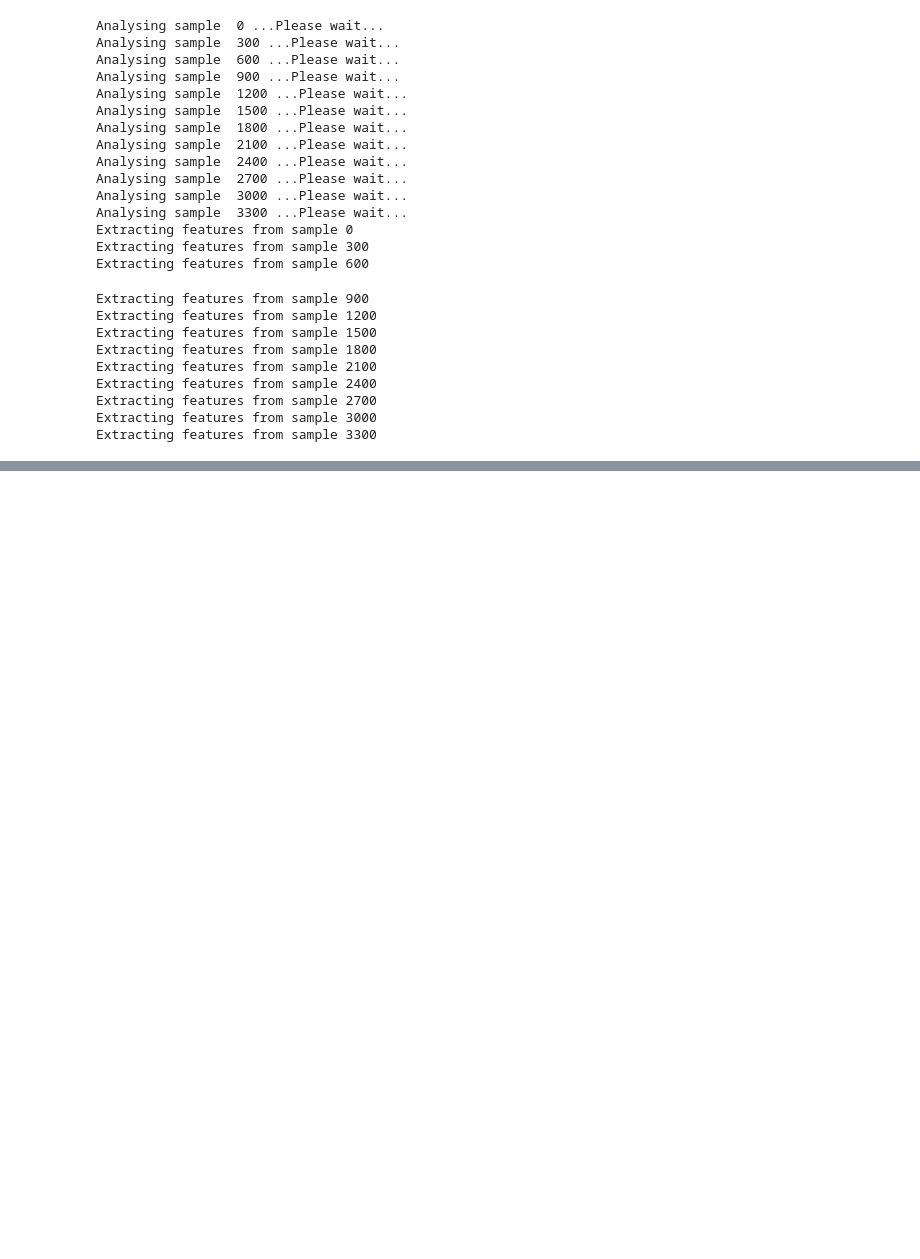
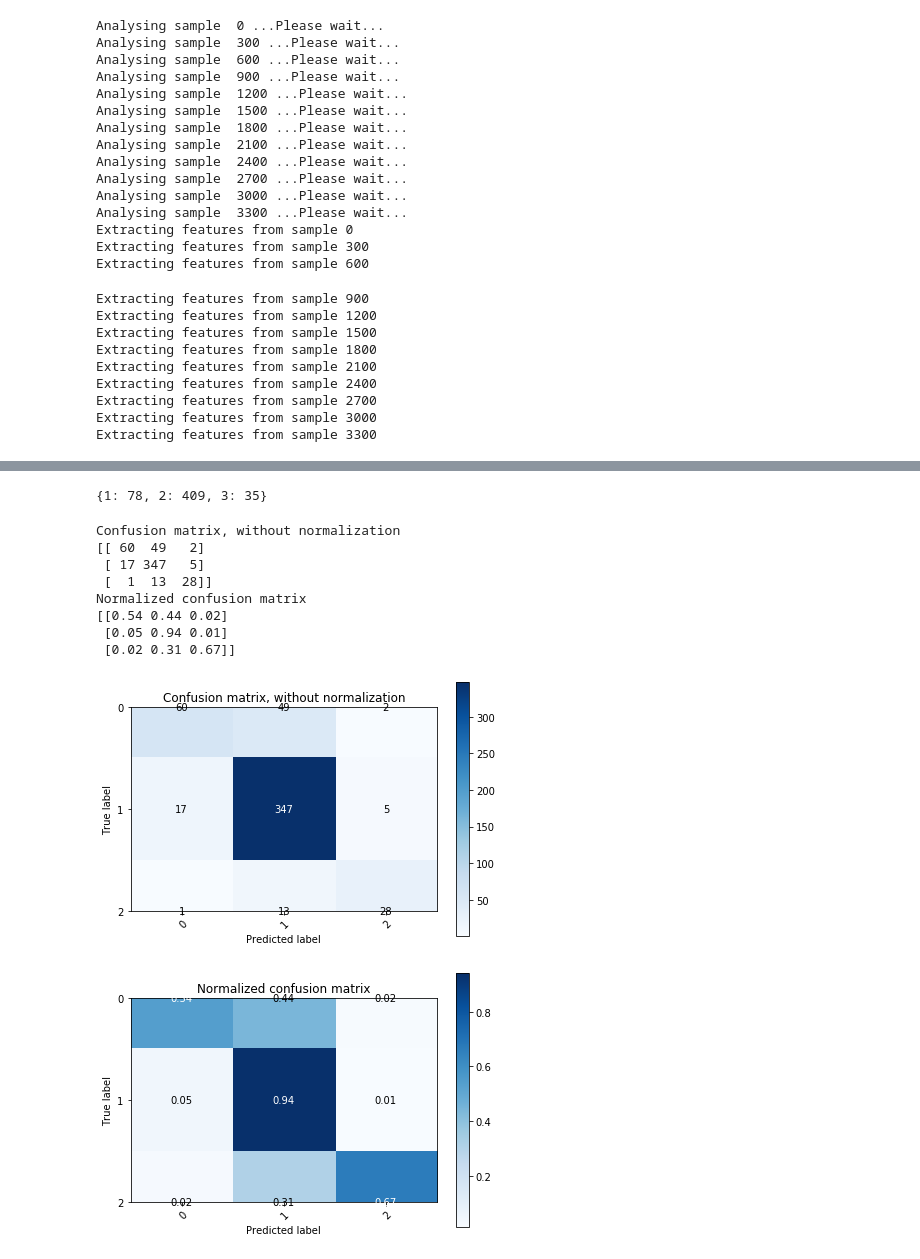
Before and after one commit to devpouya/AML, a Jupyter notebook: task.ipynb, the cells around one changed output, grey strips where cells are left out. Drawn from its saved outputs; the diff is of its cells as text; code cells hidden in the pictures; blank space fills up the shorter version.

```diff
--- a/task.ipynb
+++ b/task.ipynb
@@ -898,0 +1291,19 @@ grid = GridSearchCV(classifier,  param_grid=tuned_parameters,  scoring=bmc_score
+# %%
+from imblearn.over_sampling import SVMSMOTE
+
+y_123 = labels[np.argwhere(np.logical_or(np.logical_or((labels==1) ,(labels==2)) , (labels==3)))]
+X_123 = X2[np.argwhere(np.logical_or(np.logical_or((labels==1) ,(labels==2)) , (labels==3)))]
+X_123 = X_123.reshape((X_123.shape[0],X_123.shape[2]))
+x_train, x_val, y_train, y_val = train_test_split(X_123, y_123, test_size=0.25, random_state=0, stratify=y_123)
+
+
+
+smote = SVMSMOTE(random_state=42)
+X_bal, y_bal = smote.fit_resample(x_train,y_train)
+
+x
+# %%
+grid123.fit(x_train,y_train)
+y_pred = grid123.predict(x_val)
+F1 = f1_score(y_val, y_pred, average='micro')
+print("FINAL VALIDATION {}".format(F1))
@@ -898,0 +1316,44 @@ grid = GridSearchCV(classifier,  param_grid=tuned_parameters,  scoring=bmc_score
+# %%
+count_instances(y_pred)
+# %% [output]
+{1: 78, 2: 409, 3: 35}
+# %%
+from sklearn.metrics import confusion_matrix
+from sklearn.utils.multiclass import unique_labels
+# y_val_pred = np.argmax(grid.predict(x_val), axis = 1)
+# y_train_pred = np.argmax(grid.predict(x_train), axis = 1)
+#y_val_pred = grid.predict(x_val)
+#y_train_pred = grid.predict(x_train)
+
+y_pred = y_pred.astype(int)
+y_val = y_val.astype(int)
+class_names = np.array([1,2,3])
+#class_names = int(class_names)
+# Plot non-normalized confusion matrix
+plot_confusion_matrix(y_val, y_pred,
+                      title='Confusion matrix, without normalization')
+
+# Plot normalized confusion matrix
+plot_confusion_matrix(y_val, y_pred,normalize=True,
+                      title='Normalized confusion matrix')
+
+#plot_confusion_matrix(y_train, y_train_pred, classes=class_names,
+#                      title='Confusion matrix, without normalization')
+
+# Plot normalized confusion matrix
+#plot_confusion_matrix(y_train, y_train_pred, classes=class_names, normalize=True,
+#                      title='Normalized confusion matrix')
+
+
+plt.show()
+# %% [output]
+Confusion matrix, without normalization
+[[ 60  49   2]
+ [ 17 347   5]
+ [  1  13  28]]
+Normalized confusion matrix
+[[0.54 0.44 0.02]
+ [0.05 0.94 0.01]
+ [0.02 0.31 0.67]]
+[figure, added]
+[figure, added]
```
Also changed, not shown: parts of 31 cells of this notebook.
